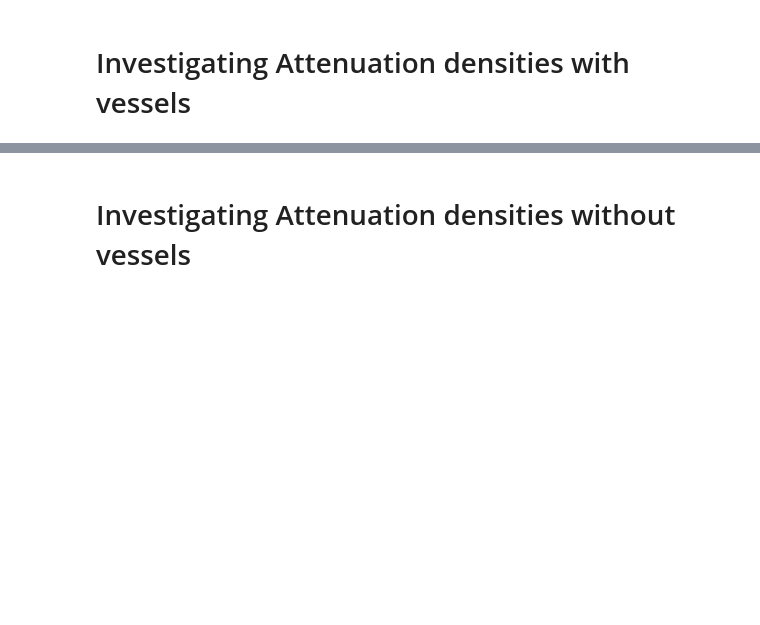
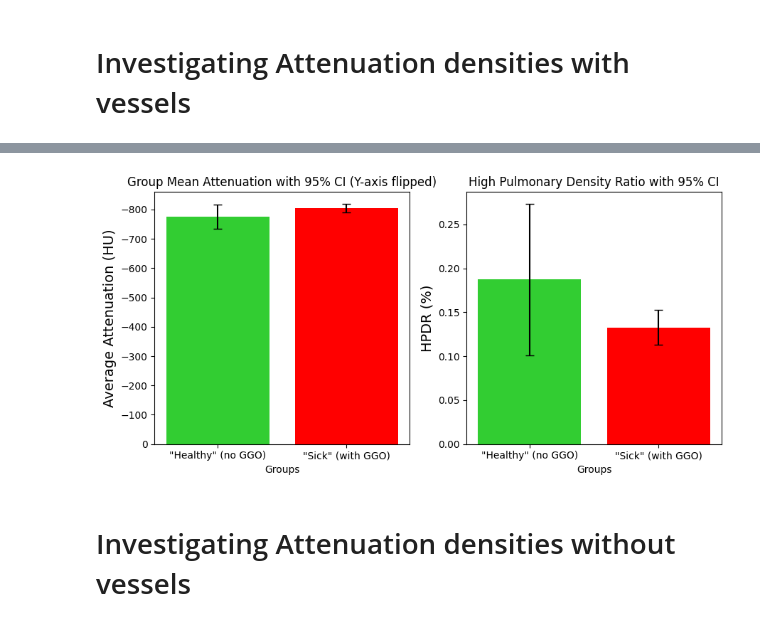
Before and after one commit to JaSeKii/BachelorProject, a Jupyter notebook: Data_preprocess/visualization.ipynb, the cells around one changed output, grey strips where cells are left out. Drawn from its saved outputs; the diff is of its cells as text; code cells hidden in the pictures; blank space fills up the shorter version.

```diff
--- a/Data_preprocess/visualization.ipynb
+++ b/Data_preprocess/visualization.ipynb
@@ -168,3 +168,56 @@ plt.show()
+# %%
+
+# Calculate mean and standard error for attenuation
+group_mean_attenuation = df_with_vessels.groupby('label')['average_attenuation'].mean()
+group_sem_attenuation = df_with_vessels.groupby('label')['average_attenuation'].sem()
+
+# Calculate 95% confidence interval range for attenuation
+ci_attenuation = 1.96 * group_sem_attenuation
+
+# Calculate mean and standard error for HPDR
+group_mean_hpdr = df_with_vessels.groupby('label')['hpdr'].mean()
+group_sem_hpdr = df_with_vessels.groupby('label')['hpdr'].sem()
+
+# Calculate 95% confidence interval range for HPDR
+ci_hpdr = 1.96 * group_sem_hpdr
+
+# Define colors for each group (same for both plots)
+colors = ['limegreen' if label == 'healthy' else 'red' for label in group_mean_attenuation.index]
+
+# Define custom x-axis labels
+custom_labels = ['"Healthy" (no GGO)', '"Sick" (with GGO)']
+
+# Create a figure with two subplots side by side
+fig, (ax1, ax2) = plt.subplots(1, 2, figsize=(9, 4.5))
+
+# Plot 1: Attenuation with flipped y-axis
+ax1.bar(x=group_mean_attenuation.index, height=group_mean_attenuation, yerr=ci_attenuation, capsize=4, color=colors)
+ax1.set_xlabel('Groups')
+ax1.set_ylabel('Average Attenuation (HU)', fontsize=14)
+ax1.set_title('Group Mean Attenuation with 95% CI (Y-axis flipped)')
+ax1.invert_yaxis()  # Flip the y-axis
+
+# Set x-ticks and labels for the first plot
+ax1.set_xticks(np.arange(len(group_mean_attenuation)))  # Set the x-ticks based on the number of groups
+ax1.set_xticklabels(custom_labels)
+
+# Plot 2: HPDR
+ax2.bar(x=group_mean_hpdr.index, height=group_mean_hpdr, yerr=ci_hpdr, capsize=4, color=colors)
+ax2.set_xlabel('Groups')
+ax2.set_ylabel('HPDR (%)', fontsize=14)
+ax2.set_title('High Pulmonary Density Ratio with 95% CI')
+
+# Set x-ticks and labels for the second plot
+ax2.set_xticks(np.arange(len(group_mean_hpdr)))  # Set the x-ticks based on the number of groups
+ax2.set_xticklabels(custom_labels)
+
+# Adjust layout to ensure everything fits well
+plt.tight_layout()
+
+# Show the plot
+plt.show()
+# %% [output]
+[figure, added]
 # %% [markdown]
 # Investigating Attenuation densities without vessels
 # %%
```
Also changed, not shown: parts of 3 cells of this notebook.
